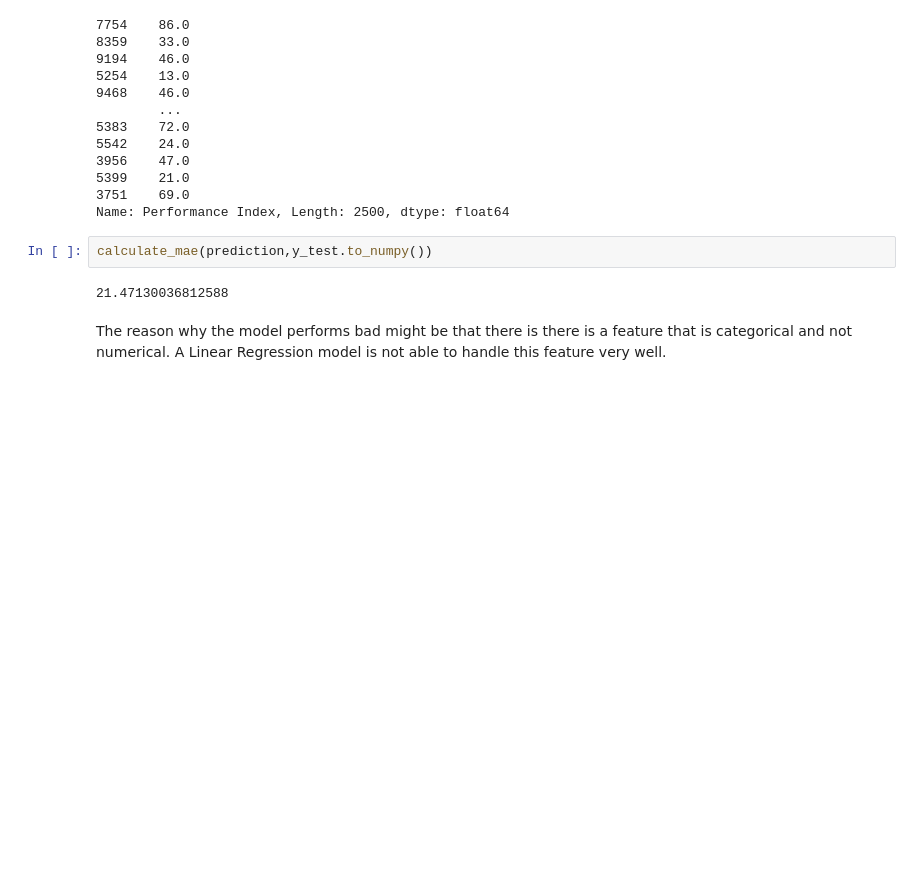
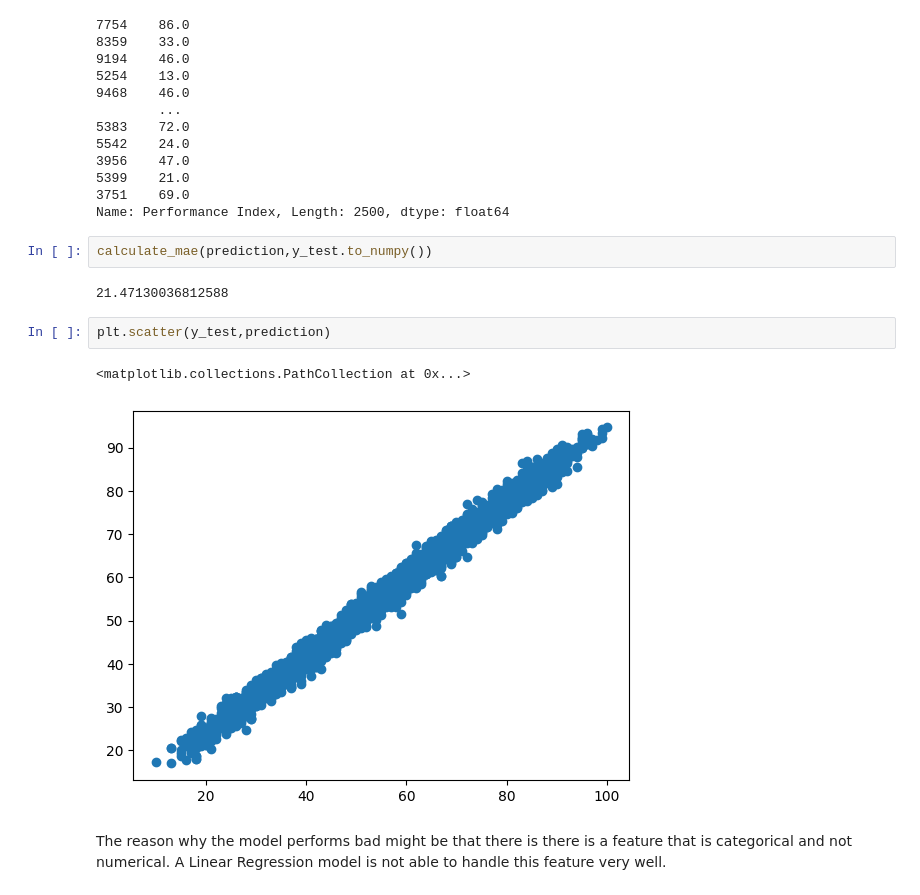
Before and after one commit to ToiLaKiet/Machine-Learning, a Jupyter notebook: linear_regression.ipynb/code.ipynb, the cells around one changed output. Drawn from its saved outputs; the diff is of its cells as text; blank space fills up the shorter version.

```diff
--- a/linear_regression.ipynb/code.ipynb
+++ b/linear_regression.ipynb/code.ipynb
@@ -129,5 +129,10 @@ Name: Performance Index, Length: 2500, dtype: float64
 calculate_mae(prediction,y_test.to_numpy())
 # %% [output]
 21.47130036812588
+# %%
+plt.scatter(y_test,prediction)
+# %% [output]
+<matplotlib.collections.PathCollection at 0x...>
+[figure, added]
 # %% [markdown]
 The reason why the model performs bad might be that there is there is a feature that is categorical and not numerical. A Linear Regression model is not able to handle this feature very well.
```
